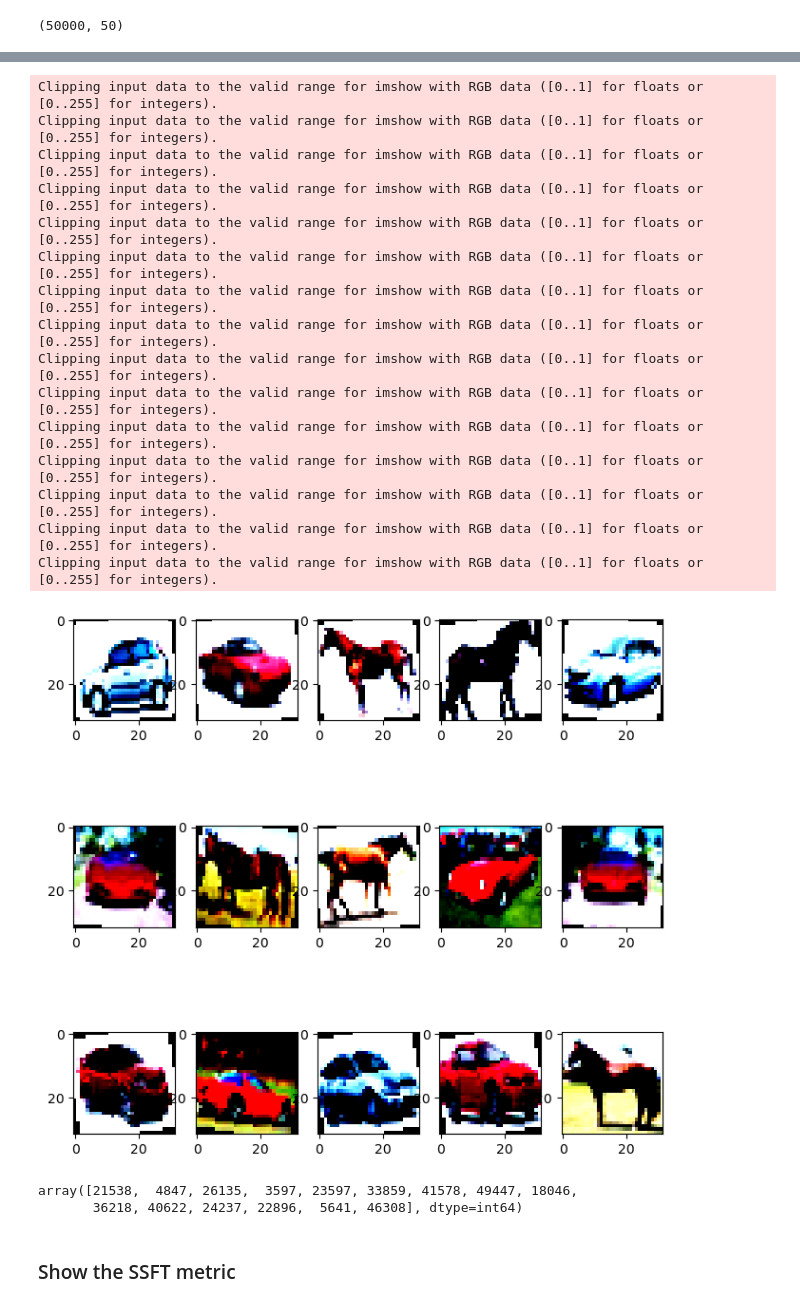
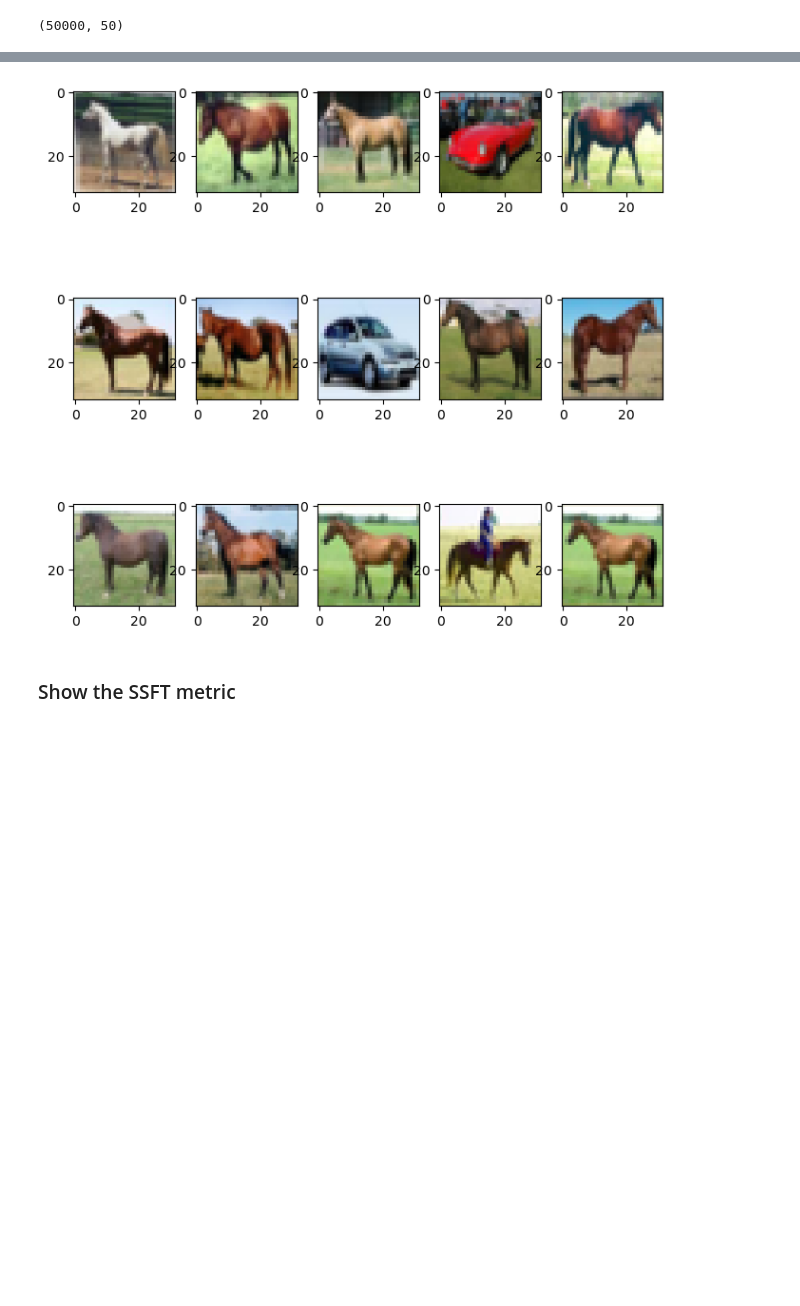
Before and after one commit to Natifick/Unsupervisely-Hard, a Jupyter notebook: calculate_metrics.ipynb, the cells around one changed output, grey strips where cells are left out. Saved outputs shown, nothing was run; the diff lists cells and outputs as text; code cells hidden in the pictures; blank space fills up the shorter version.

```diff
--- a/calculate_metrics.ipynb
+++ b/calculate_metrics.ipynb
@@ -199,0 +256,5 @@ Compose(
+# %%
+cartography = np.load("cartography.npy")
+fsrt = np.load("fsrt.npy")
+ssft = np.load("ssft.npy")
+changes = np.load("changes.npy")
@@ -221,7 +319,7 @@ for i in unique:
     ax[i].set_title(f"target={i}")
     # ax[i].set_xlim([0,1])
     # ax[i].set_ylim([0,1])
-    ax[i].scatter(x[targ == i], y[targ == i], c=msd_means[targ == i])
+    ax[i].scatter(x[targ == i], y[targ == i], c=clusters[targ == i])
 plt.tight_layout()
 plt.show()
 # %% [output]
@@ -232,7 +330,7 @@ import matplotlib.pyplot as plt
 
 N=15
 sorted_idx = np.argsort(y)
-imgs = torch.cat([ds_train[idx][0].reshape(1, 3, 32, 32) for idx in sorted_idx[:N]])
+imgs = torch.cat([train_dataset[idx][0].reshape(1, 3, 32, 32) for idx in sorted_idx[:N]])
 
 fig = plt.figure(figsize=(8, 8))
 columns = 5
@@ -262,38 +345,18 @@ Clipping input data to the valid range for imshow with RGB data ([0..1] for floa
 # %%
 N=15
 sorted_idx = np.argsort(y)
-imgs = torch.cat([ds_train[idx][0].reshape(1, 3, 32, 32) for idx in sorted_idx[-N:]])
+imgs = torch.cat([train_dataset[idx][0].reshape(1, 3, 32, 32) for idx in sorted_idx[-N:]])
 
 fig = plt.figure(figsize=(8, 8))
 columns = 5
 rows = 3
 for i in range(1, columns*rows +1):
     img = np.rollaxis(imgs[i-1].numpy(), 0, 3)
     fig.add_subplot(rows, columns, i)
     plt.imshow(img)
 plt.show()
 # %% [output]
-Clipping input data to the valid range for imshow with RGB data ([0..1] for floats or [0..255] for integers).
-Clipping input data to the valid range for imshow with RGB data ([0..1] for floats or [0..255] for integers).
-Clipping input data to the valid range for imshow with RGB data ([0..1] for floats or [0..255] for integers).
-Clipping input data to the valid range for imshow with RGB data ([0..1] for floats or [0..255] for integers).
-Clipping input data to the valid range for imshow with RGB data ([0..1] for floats or [0..255] for integers).
-Clipping input data to the valid range for imshow with RGB data ([0..1] for floats or [0..255] for integers).
-Clipping input data to the valid range for imshow with RGB data ([0..1] for floats or [0..255] for integers).
-Clipping input data to the valid range for imshow with RGB data ([0..1] for floats or [0..255] for integers).
-Clipping input data to the valid range for imshow with RGB data ([0..1] for floats or [0..255] for integers).
-Clipping input data to the valid range for imshow with RGB data ([0..1] for floats or [0..255] for integers).
-Clipping input data to the valid range for imshow with RGB data ([0..1] for floats or [0..255] for integers).
-Clipping input data to the valid range for imshow with RGB data ([0..1] for floats or [0..255] for integers).
-Clipping input data to the valid range for imshow with RGB data ([0..1] for floats or [0..255] for integers).
-Clipping input data to the valid range for imshow with RGB data ([0..1] for floats or [0..255] for integers).
-Clipping input data to the valid range for imshow with RGB data ([0..1] for floats or [0..255] for integers).
-[figure, old version]
+[figure, new version]
-# %%
-sorted_idx[:N]
-# %% [output]
-array([21538,  4847, 26135,  3597, 23597, 33859, 41578, 49447, 18046,
-       36218, 40622, 24237, 22896,  5641, 46308], dtype=int64)
 # %% [markdown]
 ### Show the SSFT metric
 # %%
```
Also changed, not shown: parts of 27 cells of this notebook, 4 other files.
